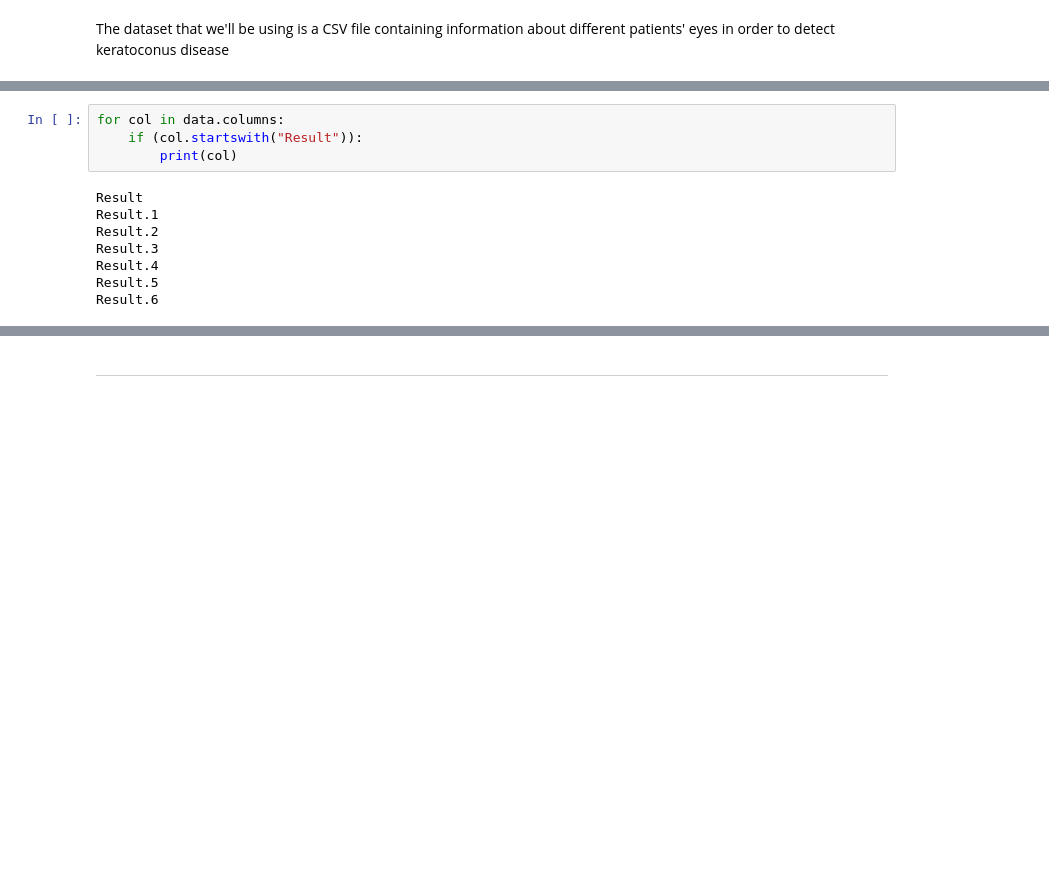
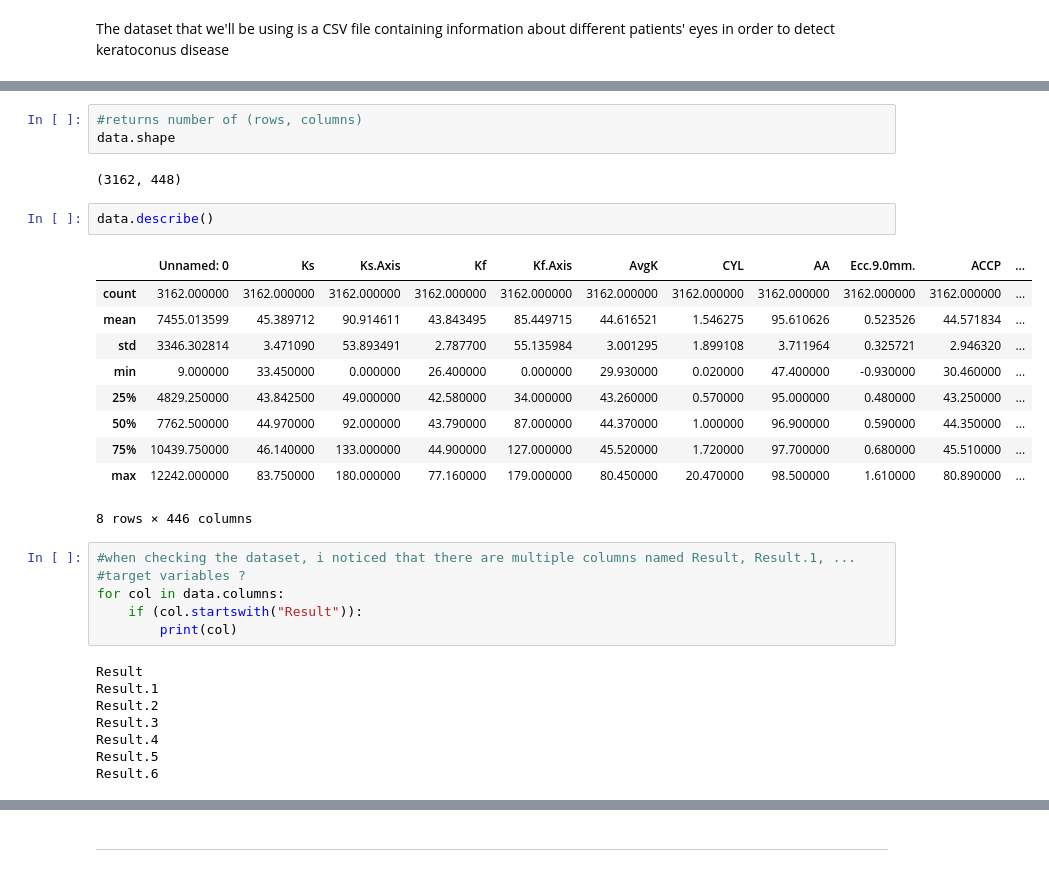
Before and after one commit to imenbkr/Keratoconus-Stage-Detection, a Jupyter notebook: keratoconus-stage-detection-summer-internship.ipynb, the cells around one changed output, grey strips where cells are left out. Drawn from its saved outputs; the diff is of its cells as text; blank space fills up the shorter version.

```diff
--- a/keratoconus-stage-detection-summer-internship.ipynb
+++ b/keratoconus-stage-detection-summer-internship.ipynb
@@ -120,4 +160,24 @@ data.head(10)
+# %%
+#returns number of (rows, columns)
+data.shape
+# %% [output]
+(3162, 448)
+# %%
+data.describe()
+# %% [output]
+|  | Unnamed: 0 | Ks | Ks.Axis | Kf | Kf.Axis | AvgK | CYL | AA | Ecc.9.0mm. | ACCP | ... |
+| count | 3162.000000 | 3162.000000 | 3162.000000 | 3162.000000 | 3162.000000 | 3162.000000 | 3162.000000 | 3162.000000 | 3162.000000 | 3162.000000 | ... |
+| mean | 7455.013599 | 45.389712 | 90.914611 | 43.843495 | 85.449715 | 44.616521 | 1.546275 | 95.610626 | 0.523526 | 44.571834 | ... |
+| std | 3346.302814 | 3.471090 | 53.893491 | 2.787700 | 55.135984 | 3.001295 | 1.899108 | 3.711964 | 0.325721 | 2.946320 | ... |
+| min | 9.000000 | 33.450000 | 0.000000 | 26.400000 | 0.000000 | 29.930000 | 0.020000 | 47.400000 | -0.930000 | 30.460000 | ... |
+| 25% | 4829.250000 | 43.842500 | 49.000000 | 42.580000 | 34.000000 | 43.260000 | 0.570000 | 95.000000 | 0.480000 | 43.250000 | ... |
+| 50% | 7762.500000 | 44.970000 | 92.000000 | 43.790000 | 87.000000 | 44.370000 | 1.000000 | 96.900000 | 0.590000 | 44.350000 | ... |
+| 75% | 10439.750000 | 46.140000 | 133.000000 | 44.900000 | 127.000000 | 45.520000 | 1.720000 | 97.700000 | 0.680000 | 45.510000 | ... |
+| max | 12242.000000 | 83.750000 | 180.000000 | 77.160000 | 179.000000 | 80.450000 | 20.470000 | 98.500000 | 1.610000 | 80.890000 | ... |
+8 rows × 446 columns
 # %%
+#when checking the dataset, i noticed that there are multiple columns named Result, Result.1, ...
+#target variables ?
 for col in data.columns:
     if (col.startswith("Result")):
         print(col)
```
Also changed, not shown: parts of 21 cells of this notebook.
